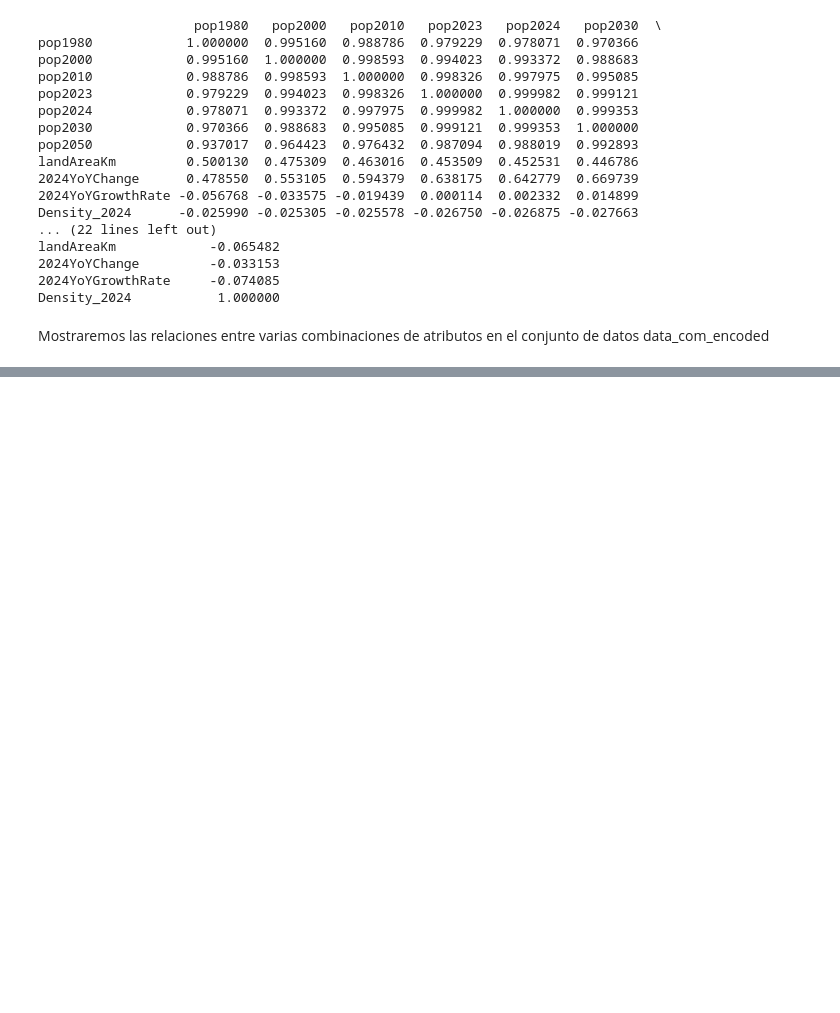
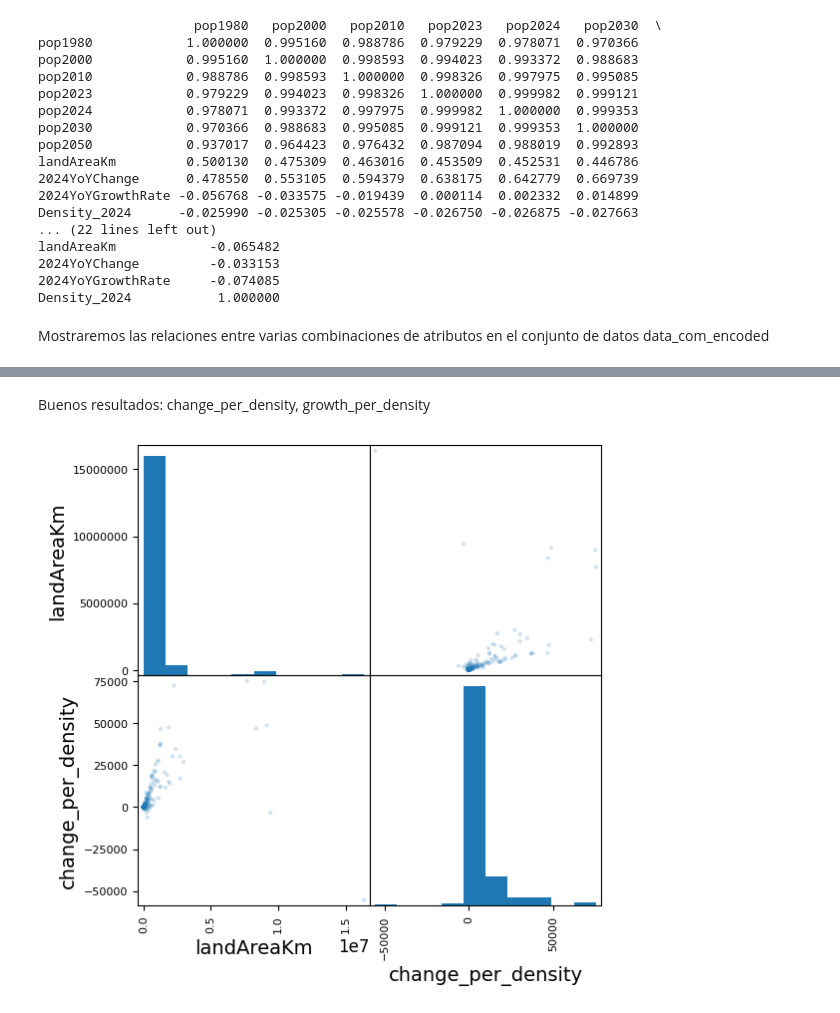
Before and after one commit to Sebastian-Landeo/Predecir-Poblaci-n-Mundial-ML, a Jupyter notebook: PredecirPoblaciónMundial_MachineLearning.ipynb, the cells around one changed output, grey strips where cells are left out. Saved outputs shown, nothing was run; the diff lists cells and outputs as text; code cells hidden in the pictures; blank space fills up the shorter version.

```diff
--- a/PredecirPoblaciónMundial_MachineLearning.ipynb
+++ b/PredecirPoblaciónMundial_MachineLearning.ipynb
@@ -438,0 +504,7 @@ landAreaKm / Density_2024 = 2423.4592
+# %% [markdown]
+Buenos resultados: change_per_density, growth_per_density
+# %%
+scatter_matrix(data_com_encoded[['landAreaKm', 'change_per_density']], alpha=0.2, figsize=(6, 6))
+plt.show()
+# %% [output]
+[figure, added]
```
Also changed, not shown: parts of 37 cells of this notebook.
